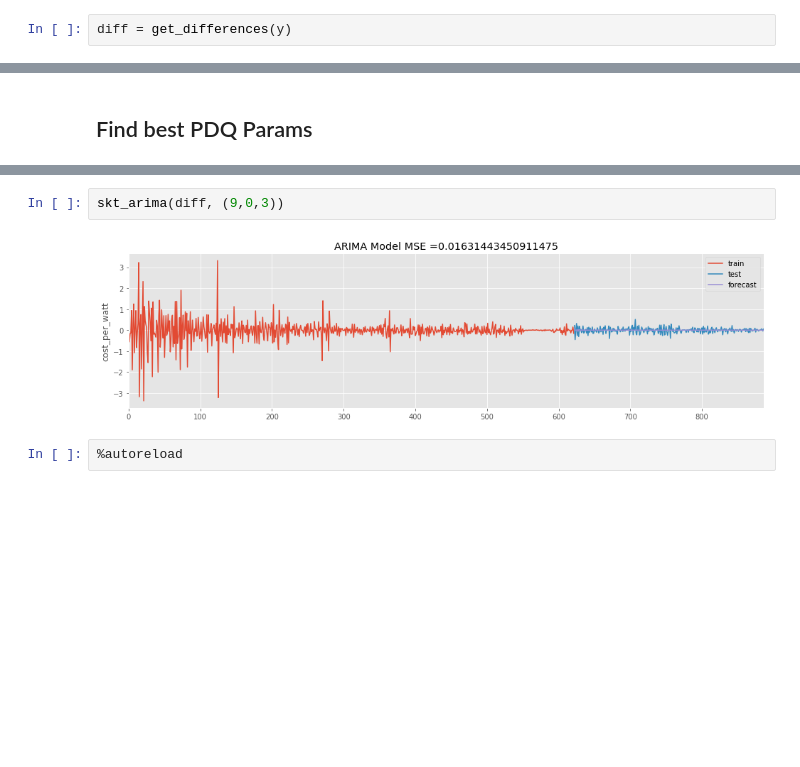
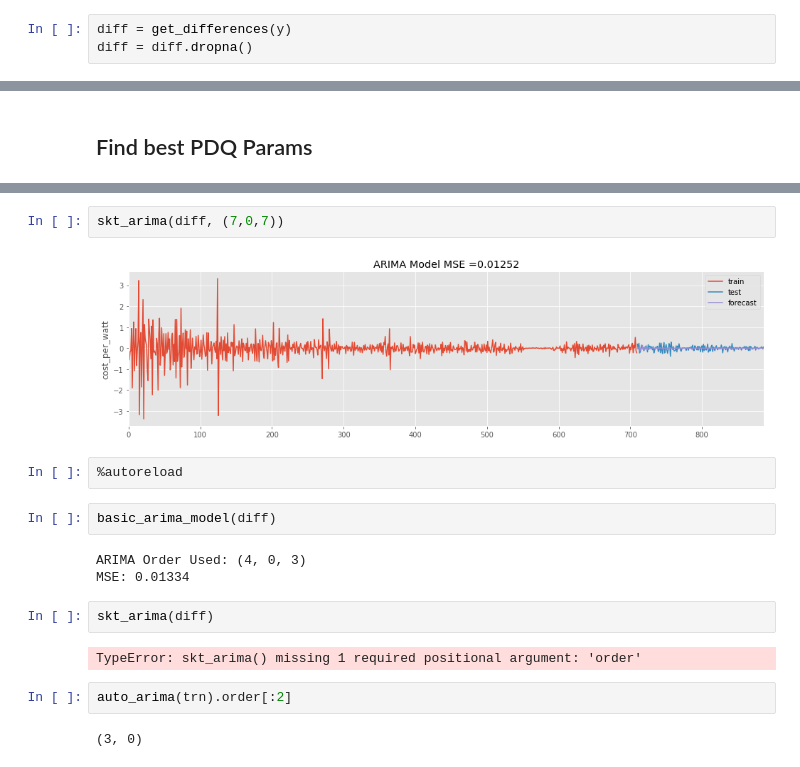
Before and after one commit to jrpaige/Solar, a Jupyter notebook: Solar_TS_Model.ipynb, the cells around one changed output, grey strips where cells are left out. Drawn from its saved outputs; the diff is of its cells as text; blank space fills up the shorter version.

```diff
--- a/Solar_TS_Model.ipynb
+++ b/Solar_TS_Model.ipynb
@@ -107,6 +105,7 @@ autocor_plots(y)
 ## Create differenced data
 # %%
 diff = get_differences(y)
+diff = diff.dropna()
 # %% [output]
 [figure]
 [figure]
@@ -230,6 +216,19 @@ P, D, Q parameters to use in ARIMA model = (4, 0, 3)
 # %%
-skt_arima(diff, (9,0,3))
+skt_arima(diff, (7,0,7))
 # %% [output]
-[figure, old version]
+[figure, new version]
 # %%
 %autoreload
+# %%
+basic_arima_model(diff)
+# %% [output]
+ARIMA Order Used: (4, 0, 3)
+MSE: 0.01334
+# %%
+skt_arima(diff)
+# %% [output]
+TypeError: skt_arima() missing 1 required positional argument: 'order'
+# %%
+auto_arima(trn).order[:2]
+# %% [output]
+(3, 0)
```
Also changed, not shown: parts of 15 cells of this notebook, 5 other files.
